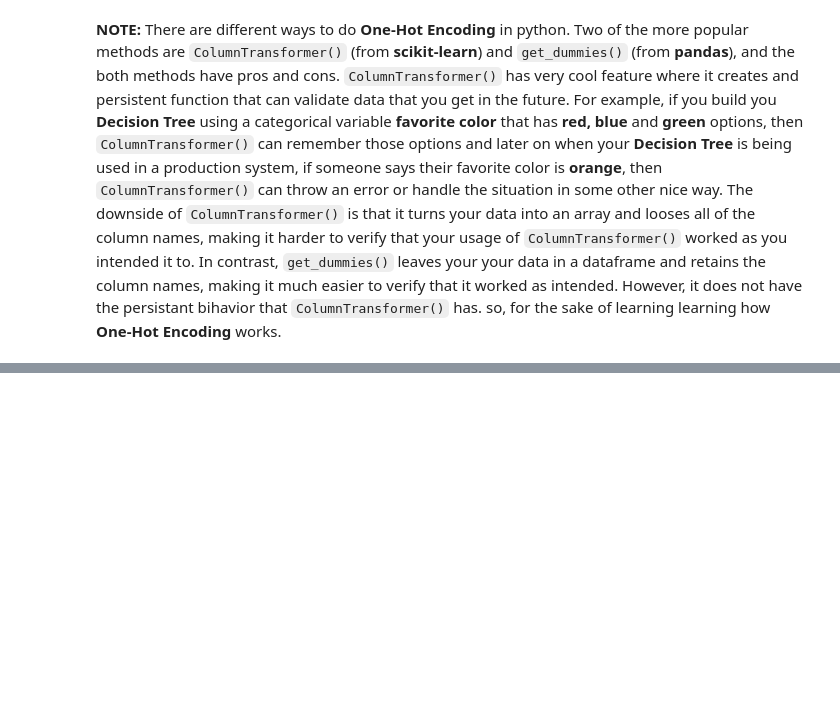
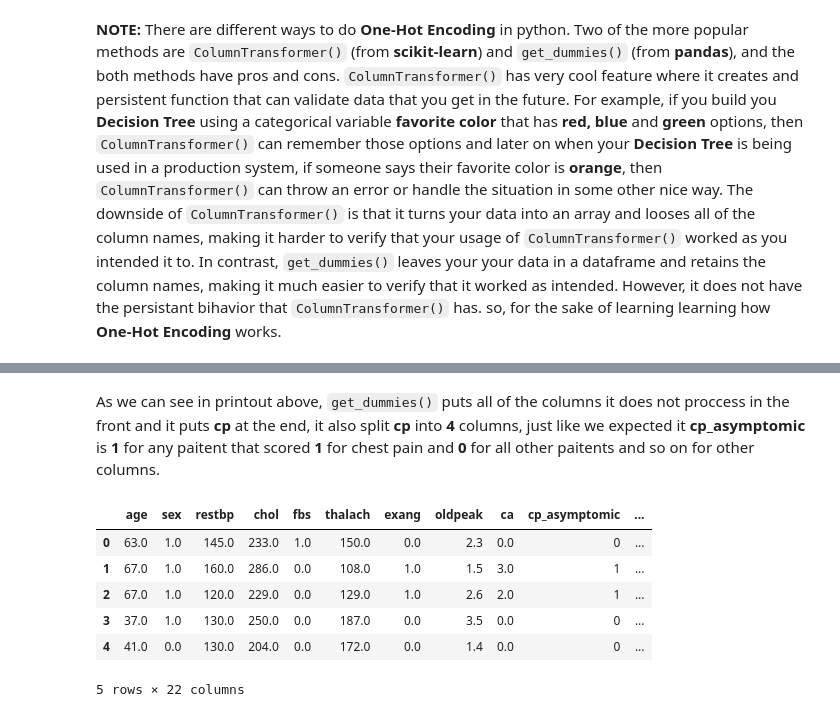
Before and after one commit to SoroushGhaderi/Decision_Trees_From_Start_to_Finish, a Jupyter notebook: Decision_Trees_Classification.ipynb, the cells around one changed output, grey strips where cells are left out. Drawn from its saved outputs; the diff is of its cells as text; code cells hidden in the pictures; blank space fills up the shorter version.

```diff
--- a/Decision_Trees_Classification.ipynb
+++ b/Decision_Trees_Classification.ipynb
@@ -334,0 +343,13 @@ Name: cp, Length: 297, dtype: object
+# %% [markdown]
+As we can see in printout above, `get_dummies()` puts all of the columns it does not proccess in the front and it puts **cp** at the end, it also split **cp** into **4** columns, just like we expected it **cp_asymptomic** is **1** for any paitent that scored **1** for chest pain and **0** for all other paitents and so on for other columns.
+# %%
+X_encoded = pd.get_dummies(X, columns=["cp", "restecg", "slope", "thal"])
+X_encoded.head()
+# %% [output]
+|  | age | sex | restbp | chol | fbs | thalach | exang | oldpeak | ca | cp_asymptomic | ... |
+| 0 | 63.0 | 1.0 | 145.0 | 233.0 | 1.0 | 150.0 | 0.0 | 2.3 | 0.0 | 0 | ... |
+| 1 | 67.0 | 1.0 | 160.0 | 286.0 | 0.0 | 108.0 | 1.0 | 1.5 | 3.0 | 1 | ... |
+| 2 | 67.0 | 1.0 | 120.0 | 229.0 | 0.0 | 129.0 | 1.0 | 2.6 | 2.0 | 1 | ... |
+| 3 | 37.0 | 1.0 | 130.0 | 250.0 | 0.0 | 187.0 | 0.0 | 3.5 | 0.0 | 0 | ... |
+| 4 | 41.0 | 0.0 | 130.0 | 204.0 | 0.0 | 172.0 | 0.0 | 1.4 | 0.0 | 0 | ... |
+5 rows × 22 columns
```
Also changed, not shown: parts of 22 cells of this notebook, 1 other file.
